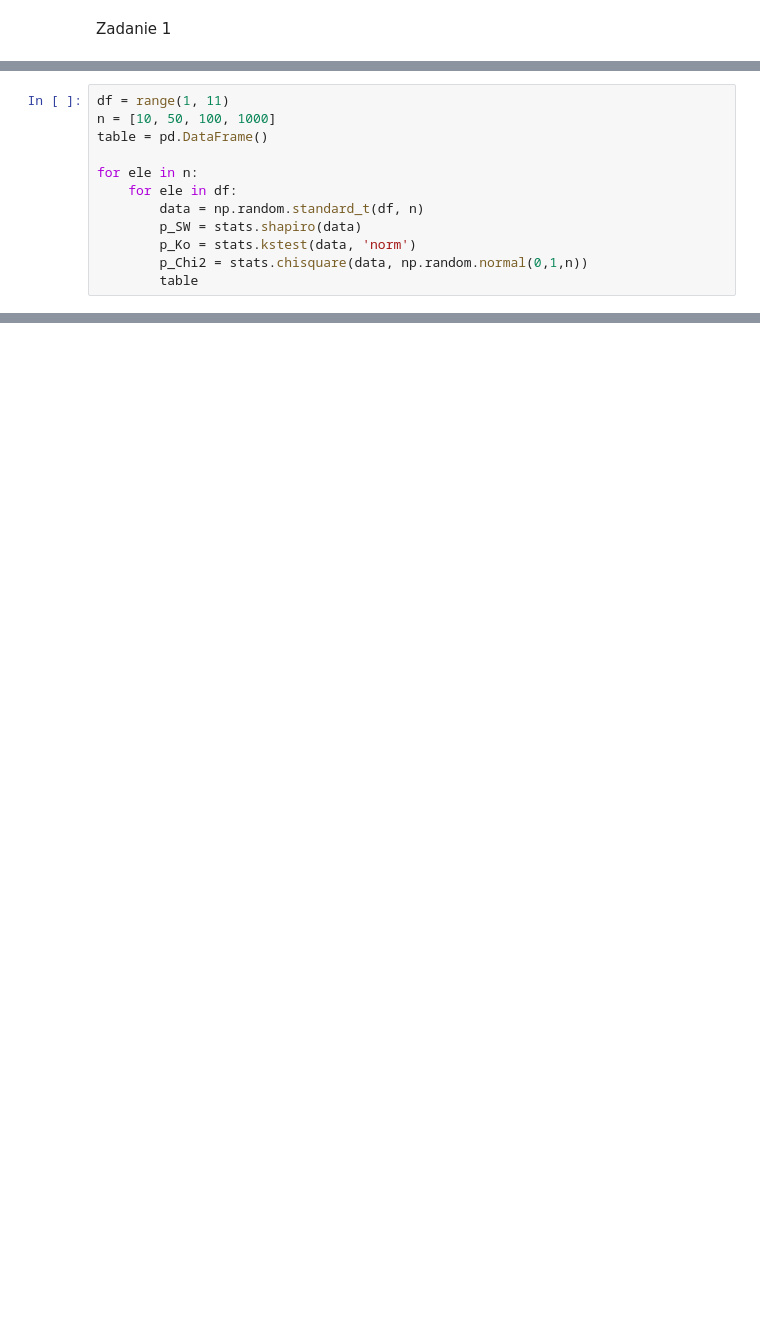
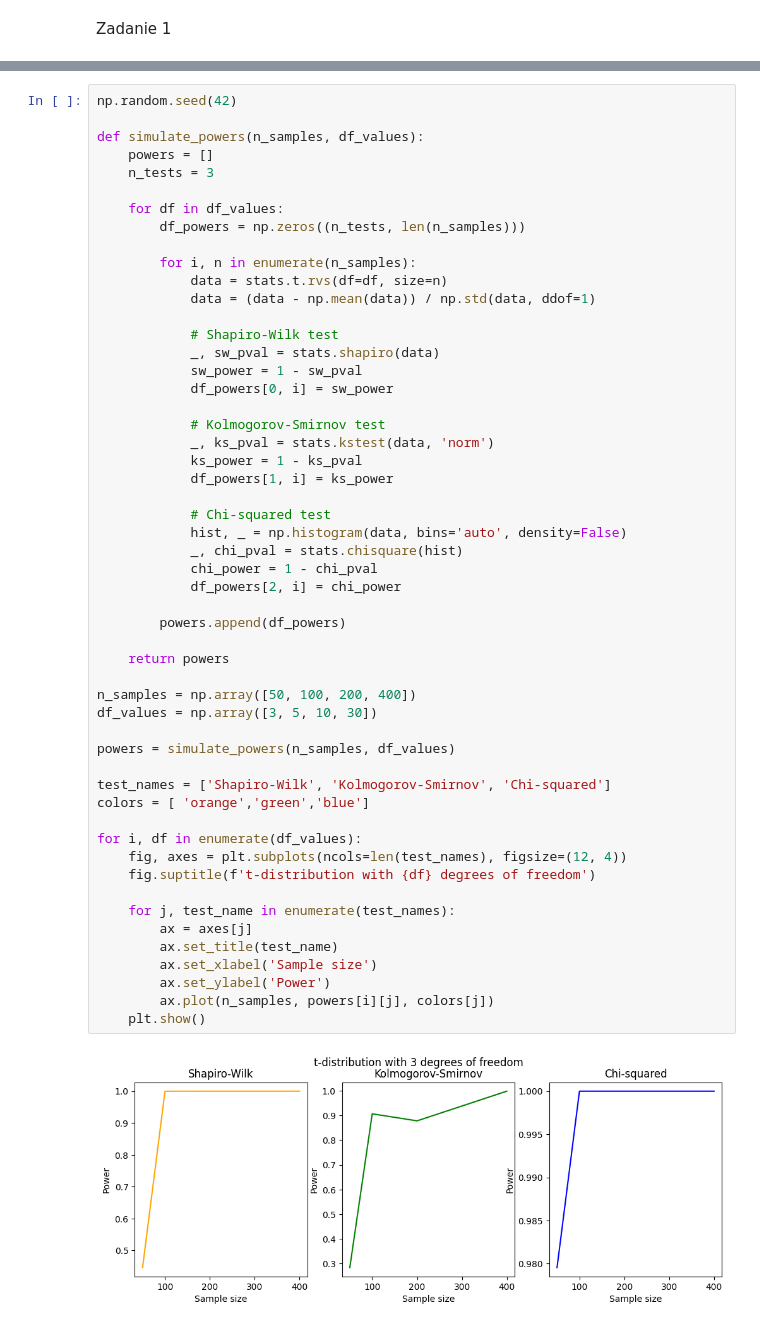
Before and after one commit to Alex4ndro5/Nonparametric-methods-in-statistics-showcase, a Jupyter notebook: Projekt_MNwS_Aleksander_Folfas_1.ipynb, the cells around one changed output, grey strips where cells are left out. Saved outputs shown, nothing was run; the diff lists cells and outputs as text; blank space fills up the shorter version.

```diff
--- a/Projekt_MNwS_Aleksander_Folfas_1.ipynb
+++ b/Projekt_MNwS_Aleksander_Folfas_1.ipynb
@@ -19,12 +16,0 @@ rozkładu.
-# %%
-df = range(1, 11)
-n = [10, 50, 100, 1000]
-table = pd.DataFrame()
-
-for ele in n:
-    for ele in df:
-        data = np.random.standard_t(df, n)
-        p_SW = stats.shapiro(data)
-        p_Ko = stats.kstest(data, 'norm')
-        p_Chi2 = stats.chisquare(data, np.random.normal(0,1,n))
-        table
@@ -32,0 +17,55 @@ for ele in n:
+# %%
+np.random.seed(42)
+
+def simulate_powers(n_samples, df_values):
+    powers = []
+    n_tests = 3
+
+    for df in df_values:
+        df_powers = np.zeros((n_tests, len(n_samples)))
+
+        for i, n in enumerate(n_samples):
+            data = stats.t.rvs(df=df, size=n)
+            data = (data - np.mean(data)) / np.std(data, ddof=1)
+
+            # Shapiro-Wilk test
+            _, sw_pval = stats.shapiro(data)
+            sw_power = 1 - sw_pval
+            df_powers[0, i] = sw_power
+
+            # Kolmogorov-Smirnov test
+            _, ks_pval = stats.kstest(data, 'norm')
+            ks_power = 1 - ks_pval
+            df_powers[1, i] = ks_power
+
+            # Chi-squared test
+            hist, _ = np.histogram(data, bins='auto', density=False)
+            _, chi_pval = stats.chisquare(hist)
+            chi_power = 1 - chi_pval
+            df_powers[2, i] = chi_power
+
+        powers.append(df_powers)
+
+    return powers
+
+n_samples = np.array([50, 100, 200, 400])
+df_values = np.array([3, 5, 10, 30])
+
+powers = simulate_powers(n_samples, df_values)
+
+test_names = ['Shapiro-Wilk', 'Kolmogorov-Smirnov', 'Chi-squared']
+colors = [ 'orange','green','blue']
+
+for i, df in enumerate(df_values):
+    fig, axes = plt.subplots(ncols=len(test_names), figsize=(12, 4))
+    fig.suptitle(f't-distribution with {df} degrees of freedom')
+
+    for j, test_name in enumerate(test_names):
+        ax = axes[j]
+        ax.set_title(test_name)
+        ax.set_xlabel('Sample size')
+        ax.set_ylabel('Power')
+        ax.plot(n_samples, powers[i][j], colors[j])
+    plt.show()
+# %% [output]
+[figure, added]
```
Also changed, not shown: parts of 4 cells of this notebook.
